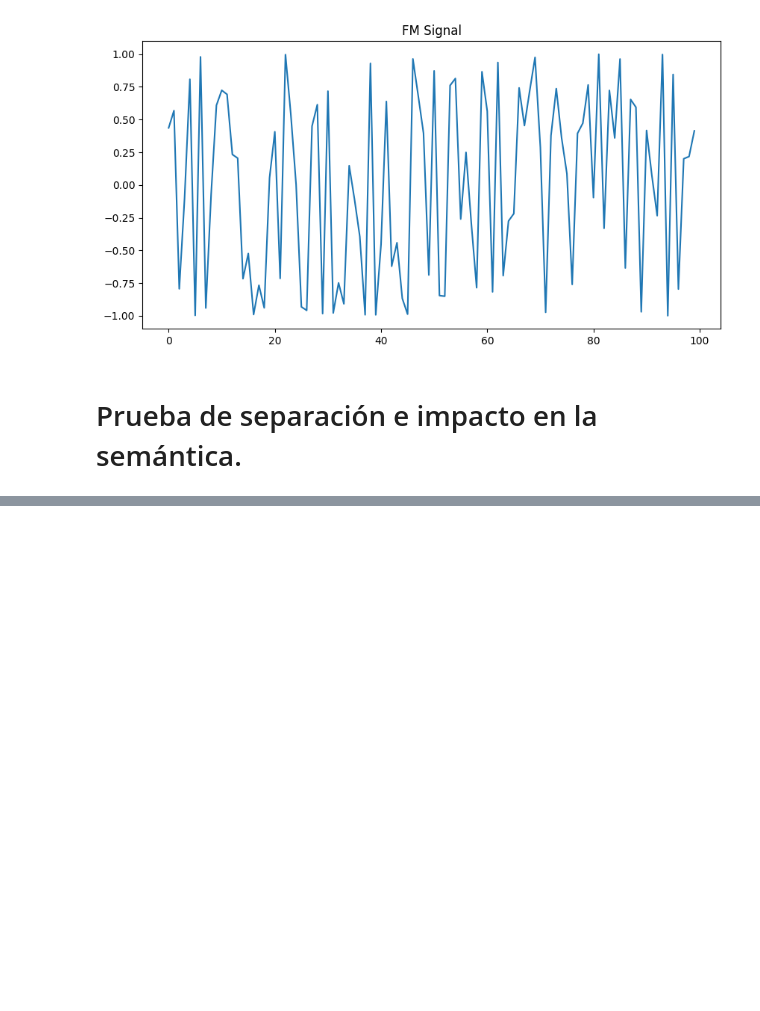
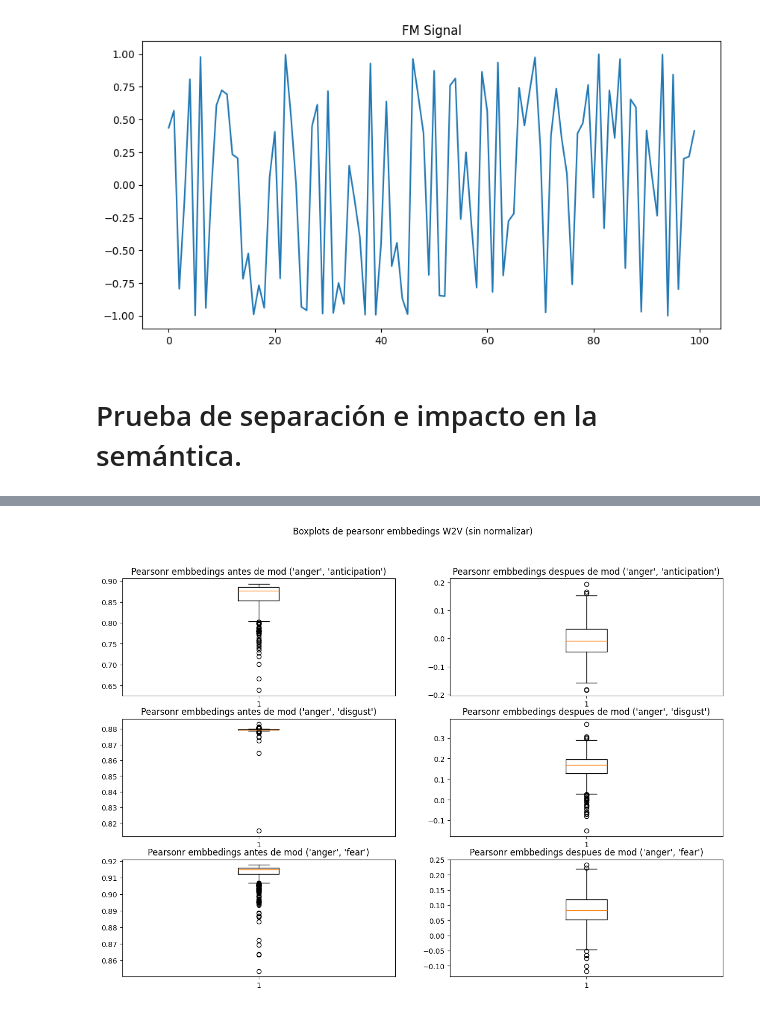
Before and after one commit to jahzeel-ulises/MODULACION, a Jupyter notebook: Palabras.ipynb, the cells around one changed output, grey strips where cells are left out. Cells and saved outputs as stored; diff of their text form; code cells hidden in the pictures; blank space fills up the shorter version.

```diff
--- a/Palabras.ipynb
+++ b/Palabras.ipynb
@@ -678,3 +680,17 @@ for comb in emotion_combinations:
 pearsonr_data_fst = {}
 for comb in emotion_combinations:
     pearsonr_data_w2v[comb] = [data[0] for data in words_embbed_fst_info["P_"+str(comb)]]
+# %%
+fig,ax = plt.subplots(3,2,figsize=(15,10))
+
+fig.suptitle("Boxplots de pearsonr embbedings W2V (sin normalizar)")
+for i in range(3):
+    comb = emotion_combinations[i]
+    ax[i,0].set_title("Pearsonr embbedings antes de mod "+str(comb))
+    ax[i,0].boxplot(pearsonr_data_w2v[comb])
+
+    ax[i,1].set_title("Pearsonr embbedings despues de mod "+str(comb))
+    ax[i,1].boxplot(pearsonr_mod_data_w2v[comb])
+plt.show()
+# %% [output]
+[figure, added]
```
Also changed, not shown: parts of 12 cells of this notebook.
